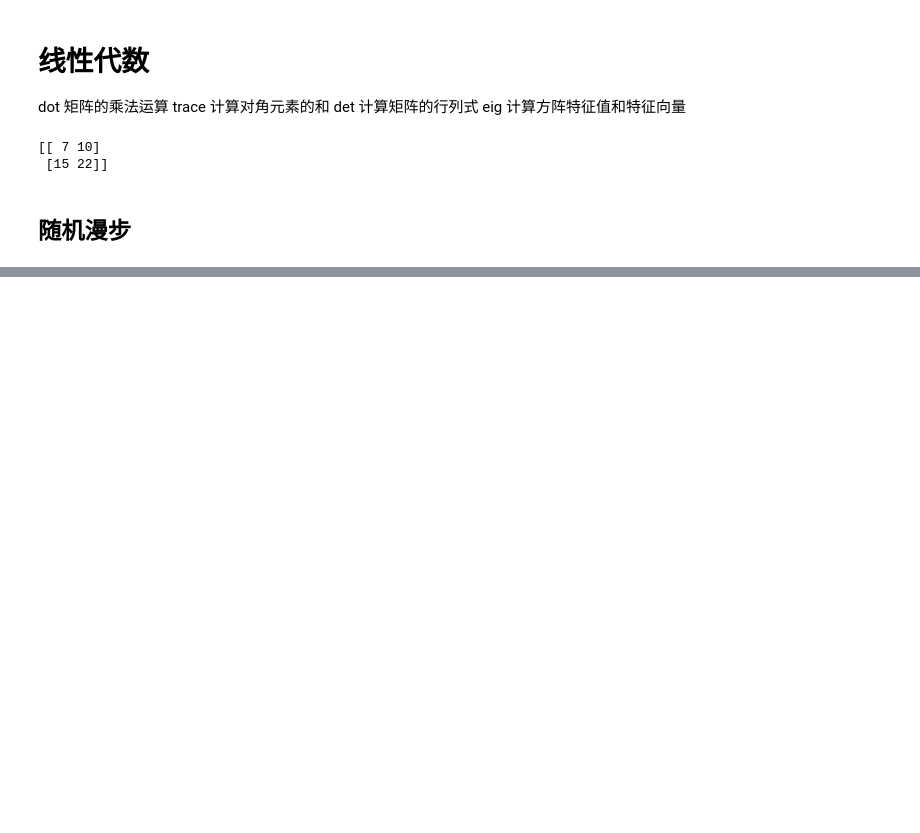
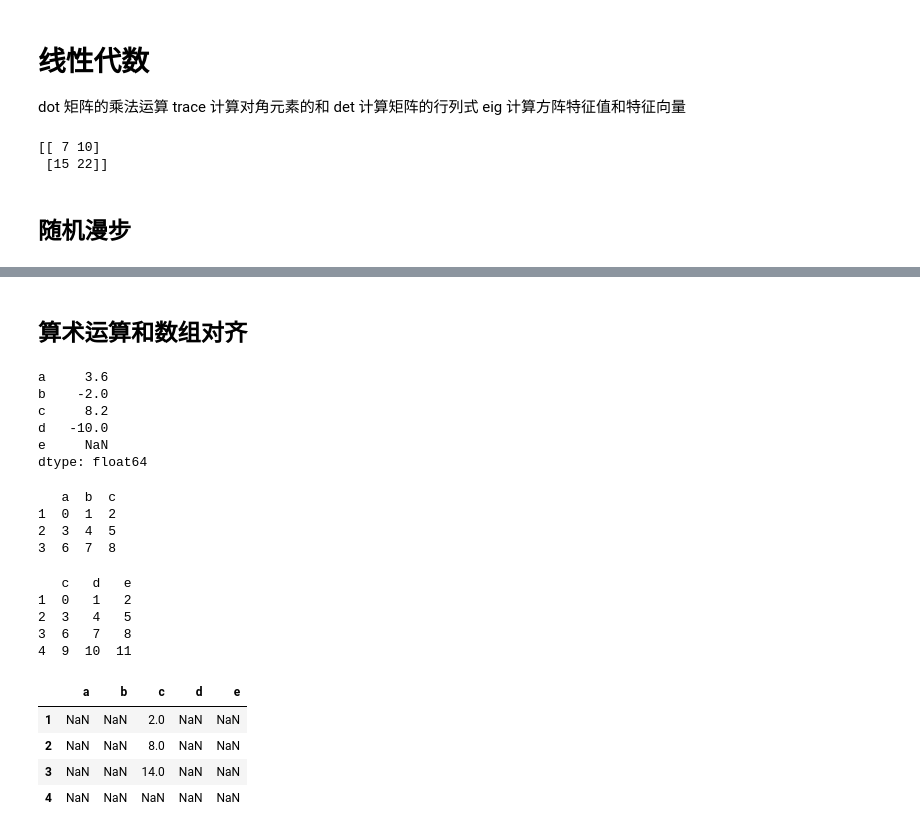
Before and after one commit to qwaszx2334/NLP_class, a Jupyter notebook: 日常代码总结/numpy&pandas.ipynb, the cells around one changed output, grey strips where cells are left out. Cells and saved outputs as stored; diff of their text form; code cells hidden in the pictures; blank space fills up the shorter version.

```diff
--- a/日常代码总结/numpy&pandas.ipynb
+++ b/日常代码总结/numpy&pandas.ipynb
@@ -261,0 +442,38 @@ plt.show()
+# %% [markdown]
+## 算术运算和数组对齐
+# %%
+d1=Series([1.3,1.5,2.6,-3.5],index=['a','b','c','d'])
+d2=Series([2.3,-3.5,5.6,-6.5,10],index=['a','b','c','d','e'])
+d1+d2
+# %% [output]
+a     3.6
+b    -2.0
+c     8.2
+d   -10.0
+e     NaN
+dtype: float64
+# %%
+df1=DataFrame(np.arange(9).reshape((3,3)),columns=list('abc'),index=[1,2,3])
+print(df1)
+# %% [output]
+   a  b  c
+1  0  1  2
+2  3  4  5
+3  6  7  8
+# %%
+df2=DataFrame(np.arange(12).reshape((4,3)),columns=list('cde'),index=[1,2,3,4])
+print(df2)
+# %% [output]
+   c   d   e
+1  0   1   2
+2  3   4   5
+3  6   7   8
+4  9  10  11
+# %%
+df1+df2
+# %% [output]
+|  | a | b | c | d | e |
+| 1 | NaN | NaN | 2.0 | NaN | NaN |
+| 2 | NaN | NaN | 8.0 | NaN | NaN |
+| 3 | NaN | NaN | 14.0 | NaN | NaN |
+| 4 | NaN | NaN | NaN | NaN | NaN |
```
Also changed, not shown: parts of 41 cells of this notebook, 9 other files.
